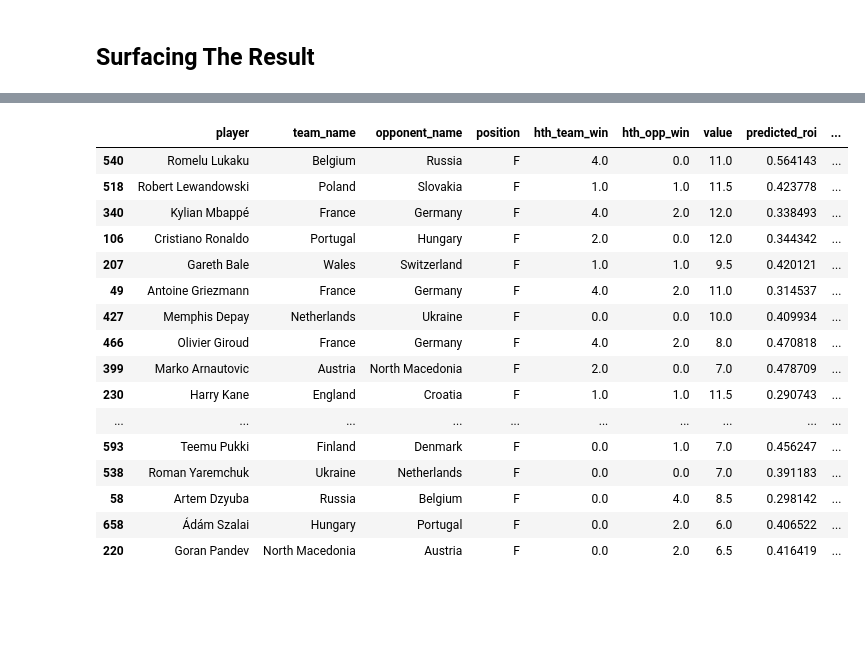
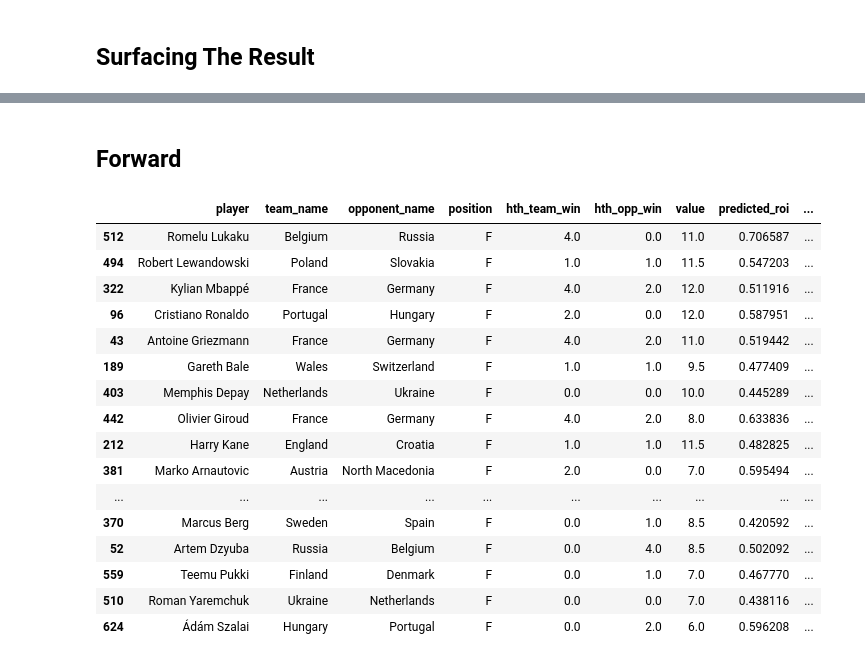
Before and after one commit to christianwbsn/moneyball, a Jupyter notebook: notebooks/2-modelling.ipynb, the cells around one changed output, grey strips where cells are left out. Drawn from its saved outputs; the diff is of its cells as text; code cells hidden in the pictures; blank space fills up the shorter version.

```diff
--- a/notebooks/2-modelling.ipynb
+++ b/notebooks/2-modelling.ipynb
@@ -117,24 +132,25 @@ X_test = pd.get_dummies(test.drop(columns, axis=1))
 # %%
-def plotImp(model, X , num = 20, fig_size = (9, 3)):
+def plotImp(model, X , num =20, fig_size = (9, 3)):
     feature_imp = pd.DataFrame({'Value':model.feature_importances_,'Feature':X.columns})
     plt.figure(figsize=fig_size)
     sns.barplot(x="Value", y="Feature", data=feature_imp.sort_values(by="Value",
                                                         ascending=False)[0:num])
-    plt.title('LightGBM Features')
+    plt.title(str(model) +' Features')
     plt.tight_layout()
     plt.show()
 # %%
-def get_model(df, dropped_cols, label):
+def get_model(df, dropped_cols, label, model, need_fillna):
     X = pd.get_dummies(df.drop(dropped_cols, axis=1))
+    if need_fillna:
+        X = X.fillna(0)
     y = df[label]
-    model = LGBMRegressor(random_state=1)
     model.fit(X, y)
     print(X.columns)
     plotImp(model,X, 10)
     return model
 # %%
-model_1 = get_model(train, columns,'roi')
-model_2 = get_model(train, columns,'points')
+model_1 = get_model(train, dropped_cols, 'roi', model_roi, True)
+model_2 = get_model(train, dropped_cols, 'points', model_points, False)
 # %% [output]
 Index(['skill', 'last_md_points', 'prev_mean_points', 'prev_mean_assists',
        'prev_max_points', 'prev_std_points', 'prev_ratio_starter',
@@ -191,3 +221,3 @@ X_test
 # %%
-test["predicted_roi"] = model_1.predict(X_test)
+test["predicted_roi"] = model_1.predict(X_test.fillna(0))
 test["predicted_points"] = model_2.predict(X_test)
@@ -294,20 +381,22 @@ views[(views["position"] == "M")].head(50)
+# %% [markdown]
+## Forward
 # %%
-views[views["position"] == "F"].head(50)
+views[views["position"] == "F"].head(20)
 # %% [output]
 |  | player | team_name | opponent_name | position | hth_team_win | hth_opp_win | value | predicted_roi | ... |
-| 540 | Romelu Lukaku | Belgium | Russia | F | 4.0 | 0.0 | 11.0 | 0.564143 | ... |
-| 518 | Robert Lewandowski | Poland | Slovakia | F | 1.0 | 1.0 | 11.5 | 0.423778 | ... |
-| 340 | Kylian Mbappé | France | Germany | F | 4.0 | 2.0 | 12.0 | 0.338493 | ... |
-| 106 | Cristiano Ronaldo | Portugal | Hungary | F | 2.0 | 0.0 | 12.0 | 0.344342 | ... |
-| 207 | Gareth Bale | Wales | Switzerland | F | 1.0 | 1.0 | 9.5 | 0.420121 | ... |
-| 49 | Antoine Griezmann | France | Germany | F | 4.0 | 2.0 | 11.0 | 0.314537 | ... |
-| 427 | Memphis Depay | Netherlands | Ukraine | F | 0.0 | 0.0 | 10.0 | 0.409934 | ... |
-| 466 | Olivier Giroud | France | Germany | F | 4.0 | 2.0 | 8.0 | 0.470818 | ... |
-| 399 | Marko Arnautovic | Austria | North Macedonia | F | 2.0 | 0.0 | 7.0 | 0.478709 | ... |
-| 230 | Harry Kane | England | Croatia | F | 1.0 | 1.0 | 11.5 | 0.290743 | ... |
+| 512 | Romelu Lukaku | Belgium | Russia | F | 4.0 | 0.0 | 11.0 | 0.706587 | ... |
+| 494 | Robert Lewandowski | Poland | Slovakia | F | 1.0 | 1.0 | 11.5 | 0.547203 | ... |
+| 322 | Kylian Mbappé | France | Germany | F | 4.0 | 2.0 | 12.0 | 0.511916 | ... |
+| 96 | Cristiano Ronaldo | Portugal | Hungary | F | 2.0 | 0.0 | 12.0 | 0.587951 | ... |
+| 43 | Antoine Griezmann | France | Germany | F | 4.0 | 2.0 | 11.0 | 0.519442 | ... |
+| 189 | Gareth Bale | Wales | Switzerland | F | 1.0 | 1.0 | 9.5 | 0.477409 | ... |
+| 403 | Memphis Depay | Netherlands | Ukraine | F | 0.0 | 0.0 | 10.0 | 0.445289 | ... |
+| 442 | Olivier Giroud | France | Germany | F | 4.0 | 2.0 | 8.0 | 0.633836 | ... |
+| 212 | Harry Kane | England | Croatia | F | 1.0 | 1.0 | 11.5 | 0.482825 | ... |
+| 381 | Marko Arnautovic | Austria | North Macedonia | F | 2.0 | 0.0 | 7.0 | 0.595494 | ... |
 | ... | ... | ... | ... | ... | ... | ... | ... | ... | ... |
-| 593 | Teemu Pukki | Finland | Denmark | F | 0.0 | 1.0 | 7.0 | 0.456247 | ... |
-| 538 | Roman Yaremchuk | Ukraine | Netherlands | F | 0.0 | 0.0 | 7.0 | 0.391183 | ... |
-| 58 | Artem Dzyuba | Russia | Belgium | F | 0.0 | 4.0 | 8.5 | 0.298142 | ... |
-| 658 | Ádám Szalai | Hungary | Portugal | F | 0.0 | 2.0 | 6.0 | 0.406522 | ... |
-| 220 | Goran Pandev | North Macedonia | Austria | F | 0.0 | 2.0 | 6.5 | 0.416419 | ... |
+| 370 | Marcus Berg | Sweden | Spain | F | 0.0 | 1.0 | 8.5 | 0.420592 | ... |
+| 52 | Artem Dzyuba | Russia | Belgium | F | 0.0 | 4.0 | 8.5 | 0.502092 | ... |
+| 559 | Teemu Pukki | Finland | Denmark | F | 0.0 | 1.0 | 7.0 | 0.467770 | ... |
+| 510 | Roman Yaremchuk | Ukraine | Netherlands | F | 0.0 | 0.0 | 7.0 | 0.438116 | ... |
+| 624 | Ádám Szalai | Hungary | Portugal | F | 0.0 | 2.0 | 6.0 | 0.596208 | ... |
```
Also changed, not shown: parts of 37 cells of this notebook.
